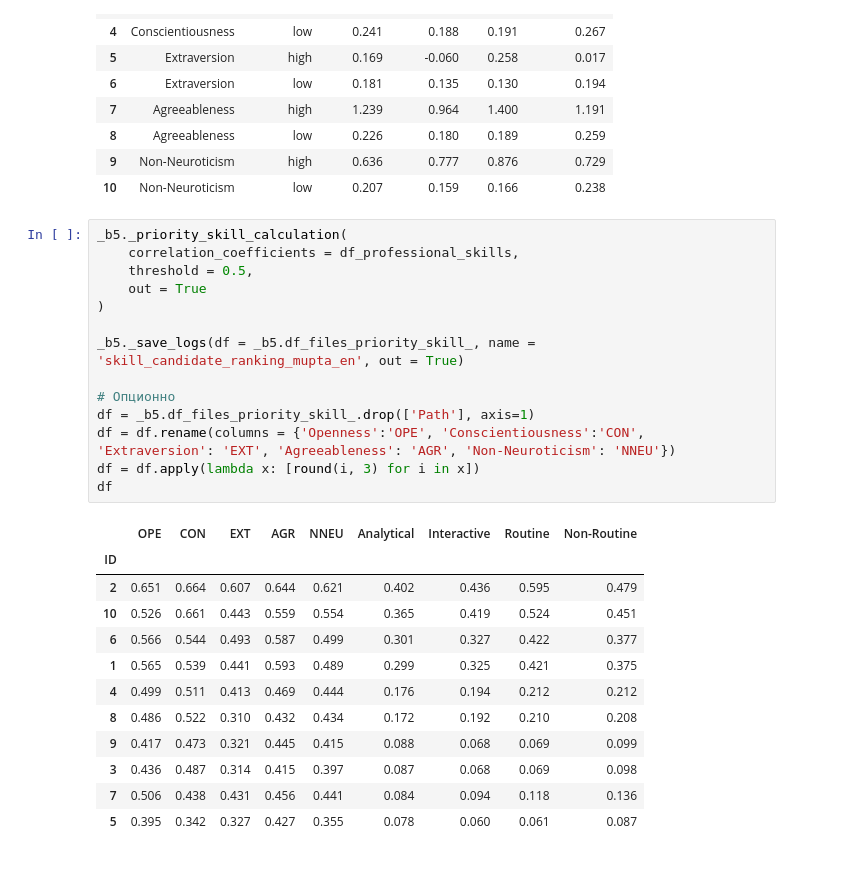
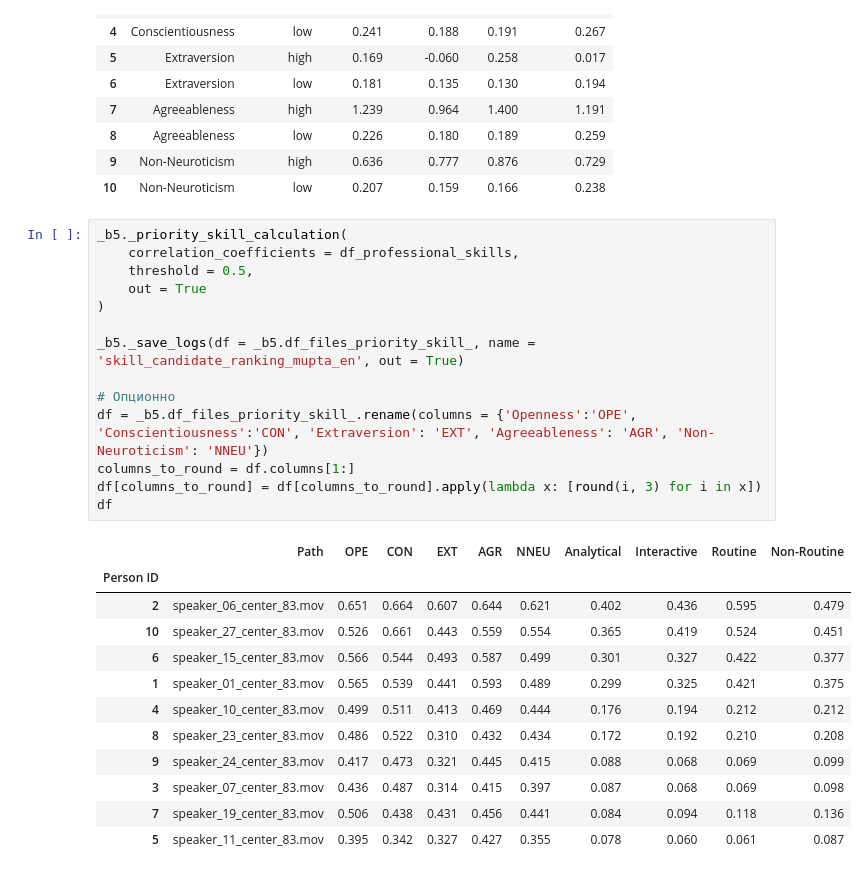
Before and after one commit to aimclub/OCEANAI, a Jupyter notebook: docs/source/user_guide/notebooks/Pipeline_practical_task_1.ipynb, the cells around one changed output. Saved outputs shown, nothing was run; the diff lists cells and outputs as text.

```diff
--- a/docs/source/user_guide/notebooks/Pipeline_practical_task_1.ipynb
+++ b/docs/source/user_guide/notebooks/Pipeline_practical_task_1.ipynb
@@ -879,27 +879,27 @@ df_professional_skills
 # %%
 _b5._priority_skill_calculation(
     correlation_coefficients = df_professional_skills,
     threshold = 0.5,
     out = True
 )
 
 _b5._save_logs(df = _b5.df_files_priority_skill_, name = 'skill_candidate_ranking_mupta_en', out = True)
 
 # Опционно
-df = _b5.df_files_priority_skill_.drop(['Path'], axis=1)
-df = df.rename(columns = {'Openness':'OPE', 'Conscientiousness':'CON', 'Extraversion': 'EXT', 'Agreeableness': 'AGR', 'Non-Neuroticism': 'NNEU'})
-df = df.apply(lambda x: [round(i, 3) for i in x])
+df = _b5.df_files_priority_skill_.rename(columns = {'Openness':'OPE', 'Conscientiousness':'CON', 'Extraversion': 'EXT', 'Agreeableness': 'AGR', 'Non-Neuroticism': 'NNEU'})
+columns_to_round = df.columns[1:]
+df[columns_to_round] = df[columns_to_round].apply(lambda x: [round(i, 3) for i in x])
 df
 # %% [output]
-|  | OPE | CON | EXT | AGR | NNEU | Analytical | Interactive | Routine | Non-Routine |
-| ID |  |  |  |  |  |  |  |  |  |
-| 2 | 0.651 | 0.664 | 0.607 | 0.644 | 0.621 | 0.402 | 0.436 | 0.595 | 0.479 |
-| 10 | 0.526 | 0.661 | 0.443 | 0.559 | 0.554 | 0.365 | 0.419 | 0.524 | 0.451 |
-| 6 | 0.566 | 0.544 | 0.493 | 0.587 | 0.499 | 0.301 | 0.327 | 0.422 | 0.377 |
-| 1 | 0.565 | 0.539 | 0.441 | 0.593 | 0.489 | 0.299 | 0.325 | 0.421 | 0.375 |
-| 4 | 0.499 | 0.511 | 0.413 | 0.469 | 0.444 | 0.176 | 0.194 | 0.212 | 0.212 |
-| 8 | 0.486 | 0.522 | 0.310 | 0.432 | 0.434 | 0.172 | 0.192 | 0.210 | 0.208 |
-| 9 | 0.417 | 0.473 | 0.321 | 0.445 | 0.415 | 0.088 | 0.068 | 0.069 | 0.099 |
-| 3 | 0.436 | 0.487 | 0.314 | 0.415 | 0.397 | 0.087 | 0.068 | 0.069 | 0.098 |
-| 7 | 0.506 | 0.438 | 0.431 | 0.456 | 0.441 | 0.084 | 0.094 | 0.118 | 0.136 |
-| 5 | 0.395 | 0.342 | 0.327 | 0.427 | 0.355 | 0.078 | 0.060 | 0.061 | 0.087 |
+|  | Path | OPE | CON | EXT | AGR | NNEU | Analytical | Interactive | Routine | Non-Routine |
+| Person ID |  |  |  |  |  |  |  |  |  |  |
+| 2 | speaker_06_center_83.mov | 0.651 | 0.664 | 0.607 | 0.644 | 0.621 | 0.402 | 0.436 | 0.595 | 0.479 |
+| 10 | speaker_27_center_83.mov | 0.526 | 0.661 | 0.443 | 0.559 | 0.554 | 0.365 | 0.419 | 0.524 | 0.451 |
+| 6 | speaker_15_center_83.mov | 0.566 | 0.544 | 0.493 | 0.587 | 0.499 | 0.301 | 0.327 | 0.422 | 0.377 |
+| 1 | speaker_01_center_83.mov | 0.565 | 0.539 | 0.441 | 0.593 | 0.489 | 0.299 | 0.325 | 0.421 | 0.375 |
+| 4 | speaker_10_center_83.mov | 0.499 | 0.511 | 0.413 | 0.469 | 0.444 | 0.176 | 0.194 | 0.212 | 0.212 |
+| 8 | speaker_23_center_83.mov | 0.486 | 0.522 | 0.310 | 0.432 | 0.434 | 0.172 | 0.192 | 0.210 | 0.208 |
+| 9 | speaker_24_center_83.mov | 0.417 | 0.473 | 0.321 | 0.445 | 0.415 | 0.088 | 0.068 | 0.069 | 0.099 |
+| 3 | speaker_07_center_83.mov | 0.436 | 0.487 | 0.314 | 0.415 | 0.397 | 0.087 | 0.068 | 0.069 | 0.098 |
+| 7 | speaker_19_center_83.mov | 0.506 | 0.438 | 0.431 | 0.456 | 0.441 | 0.084 | 0.094 | 0.118 | 0.136 |
+| 5 | speaker_11_center_83.mov | 0.395 | 0.342 | 0.327 | 0.427 | 0.355 | 0.078 | 0.060 | 0.061 | 0.087 |
```
Also changed, not shown: parts of 11 cells of this notebook, 12 other files.
